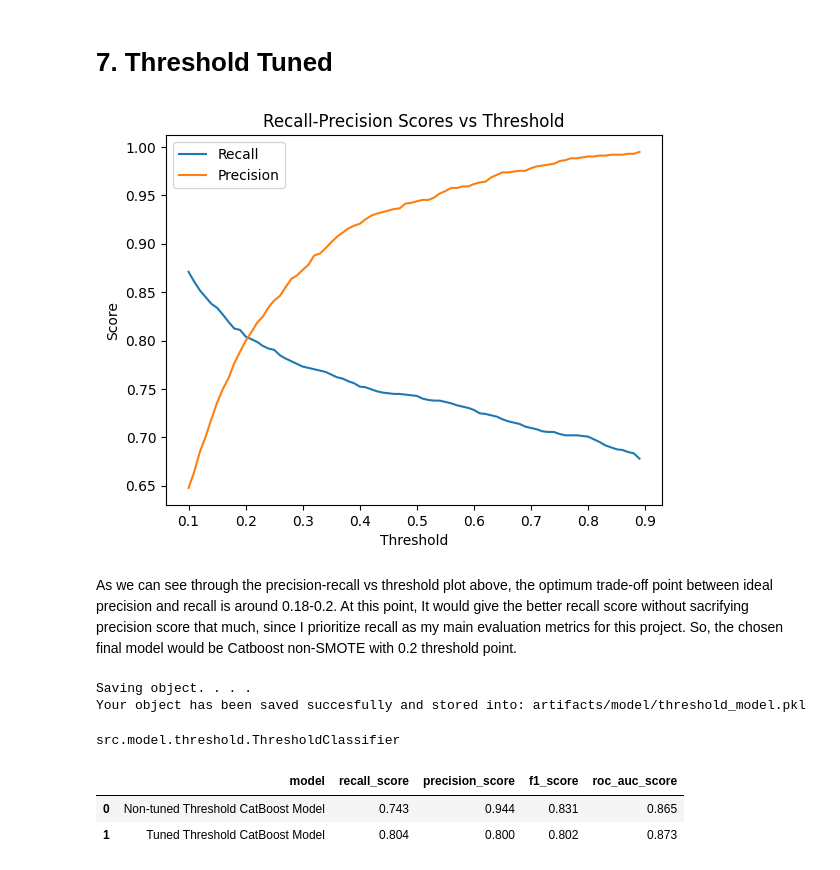
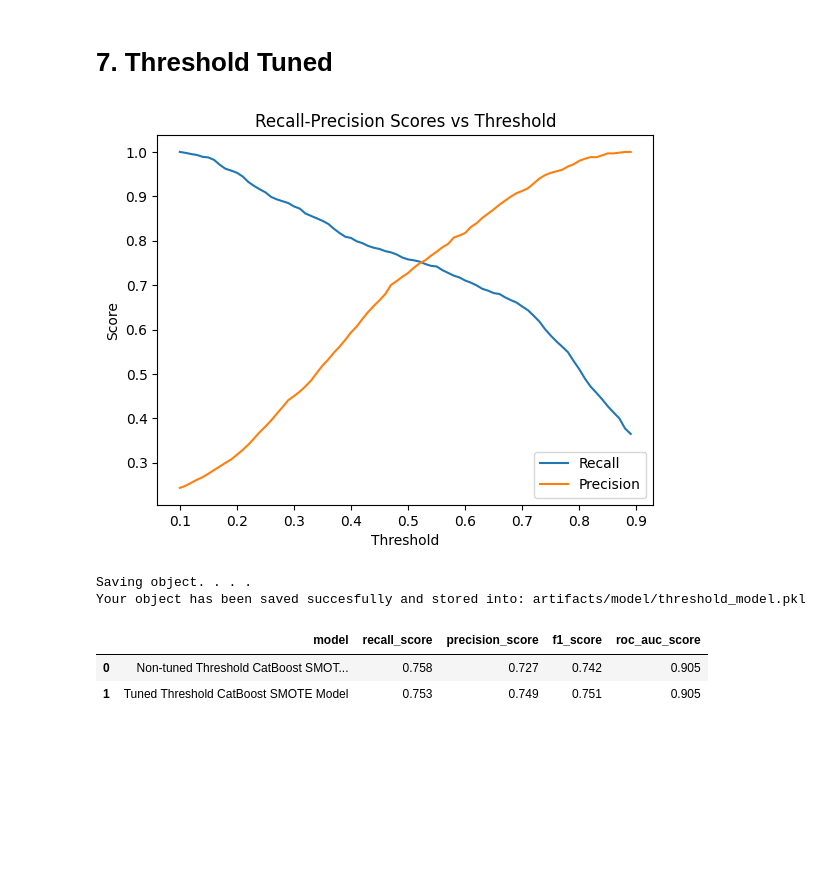
Before and after one commit to bagaskoroah/ml-credit-risk, a Jupyter notebook: notebooks/02_modeling.ipynb, the cells around one changed output. Drawn from its saved outputs; the diff is of its cells as text; code cells hidden in the pictures; blank space fills up the shorter version.

```diff
--- a/notebooks/02_modeling.ipynb
+++ b/notebooks/02_modeling.ipynb
@@ -401,13 +401,11 @@ Your object has been saved succesfully and stored into: artifacts/model/best_mod
 # %% [markdown]
 # 7. Threshold Tuned
 # %%
-cb_best_model = save_load.load_object(path=config.MODEL_PATH)
+loaded_model = save_load.load_object(path=config.MODEL_PATH)
 # %%
-plot_threshold = threshold.visualize(estimator=cb_best_model, X_test=X_test, y_test=y_test)
+plot_threshold = threshold.visualize(estimator=loaded_model, X_test=X_test, y_test=y_test)
 
 plot_threshold
 # %% [output]
-[figure, old version]
+[figure, new version]
-# %% [markdown]
-As we can see through the precision-recall vs threshold plot above, the optimum trade-off point between ideal precision and recall is around 0.18-0.2. At this point, It would give the better recall score without sacrifying precision score that much, since I prioritize recall as my main evaluation metrics for this project. So, the chosen final model would be Catboost non-SMOTE with 0.2 threshold point.
 # %%
@@ -421,9 +420,5 @@ save_load.save_object(obj=thresh_init, path=config.MODEL_THRESHOLD_PATH)
 # %% [output]
 Saving object. . . .
 Your object has been saved succesfully and stored into: artifacts/model/threshold_model.pkl
-# %%
-type(thresh_init)
-# %% [output]
-src.model.threshold.ThresholdClassifier
 # %%
 # evaluate our threshold model
@@ -431,16 +426,16 @@ recall_threshold, precision_threshold, f1_threshold, roc_auc_threshold = evaluat
 # %%
 # create summary non-tuned threshold and tuned threshold
 threshold_summary = pd.DataFrame(data={
-    'model': ['Non-tuned Threshold CatBoost Model', 'Tuned Threshold CatBoost Model'],
-    'recall_score': [cb_recall_test, recall_threshold],
-    'precision_score': [cb_precision_test, precision_threshold],
-    'f1_score': [cb_f1_test, f1_threshold],
-    'roc_auc_score': [cb_roc_auc_test, roc_auc_threshold]
+    'model': ['Non-tuned Threshold CatBoost SMOTE Model', 'Tuned Threshold CatBoost SMOTE Model'],
+    'recall_score': [cb_smote_recall_test, recall_threshold],
+    'precision_score': [cb_smote_precision_test, precision_threshold],
+    'f1_score': [cb_smote_f1_test, f1_threshold],
+    'roc_auc_score': [cb_smote_auc_test, roc_auc_threshold]
 })
 
 # show the table
 threshold_summary.round(3)
 # %% [output]
 |  | model | recall_score | precision_score | f1_score | roc_auc_score |
-| 0 | Non-tuned Threshold CatBoost Model | 0.743 | 0.944 | 0.831 | 0.865 |
-| 1 | Tuned Threshold CatBoost Model | 0.804 | 0.800 | 0.802 | 0.873 |
+| 0 | Non-tuned Threshold CatBoost SMOT... | 0.758 | 0.727 | 0.742 | 0.905 |
+| 1 | Tuned Threshold CatBoost SMOTE Model | 0.753 | 0.749 | 0.751 | 0.905 |
```
Also changed, not shown: parts of 20 cells of this notebook, 10 other files.
